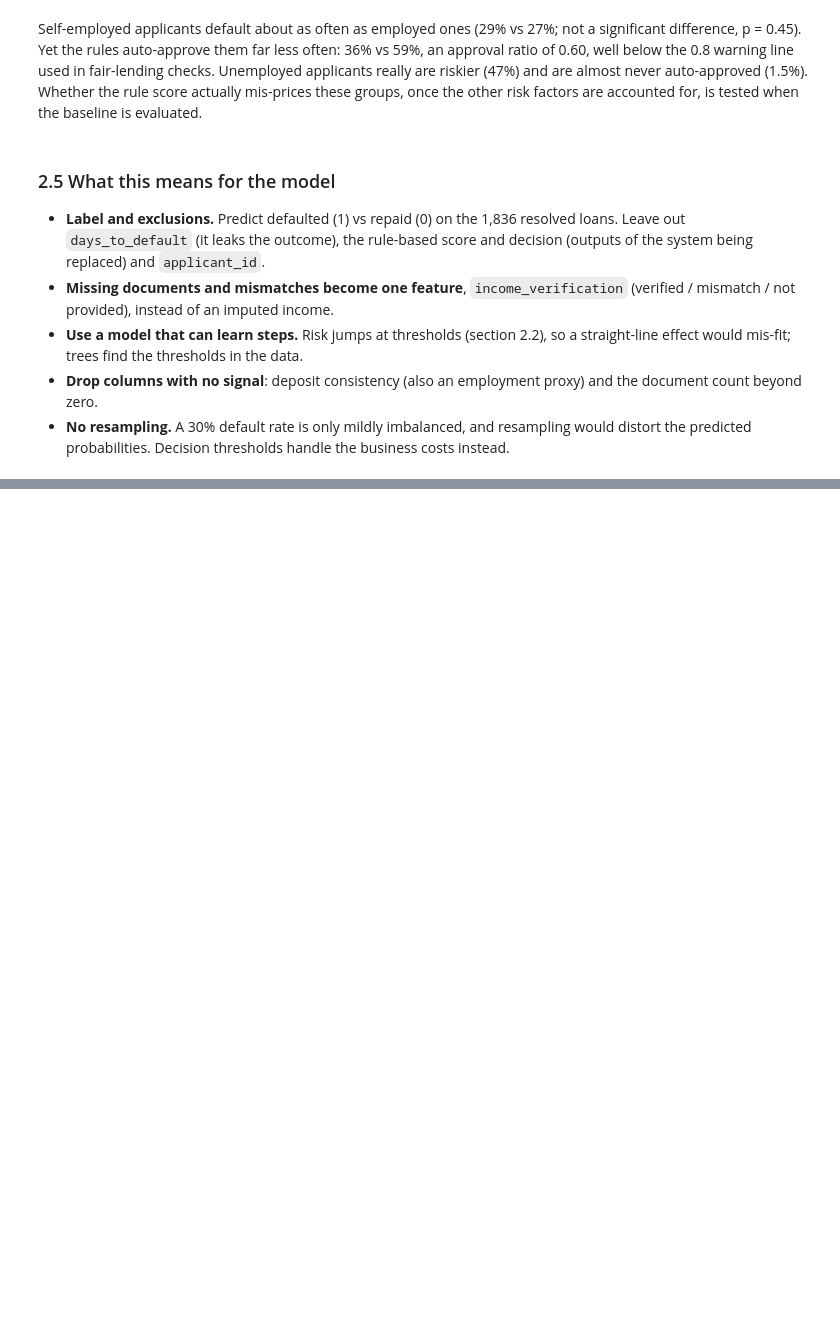
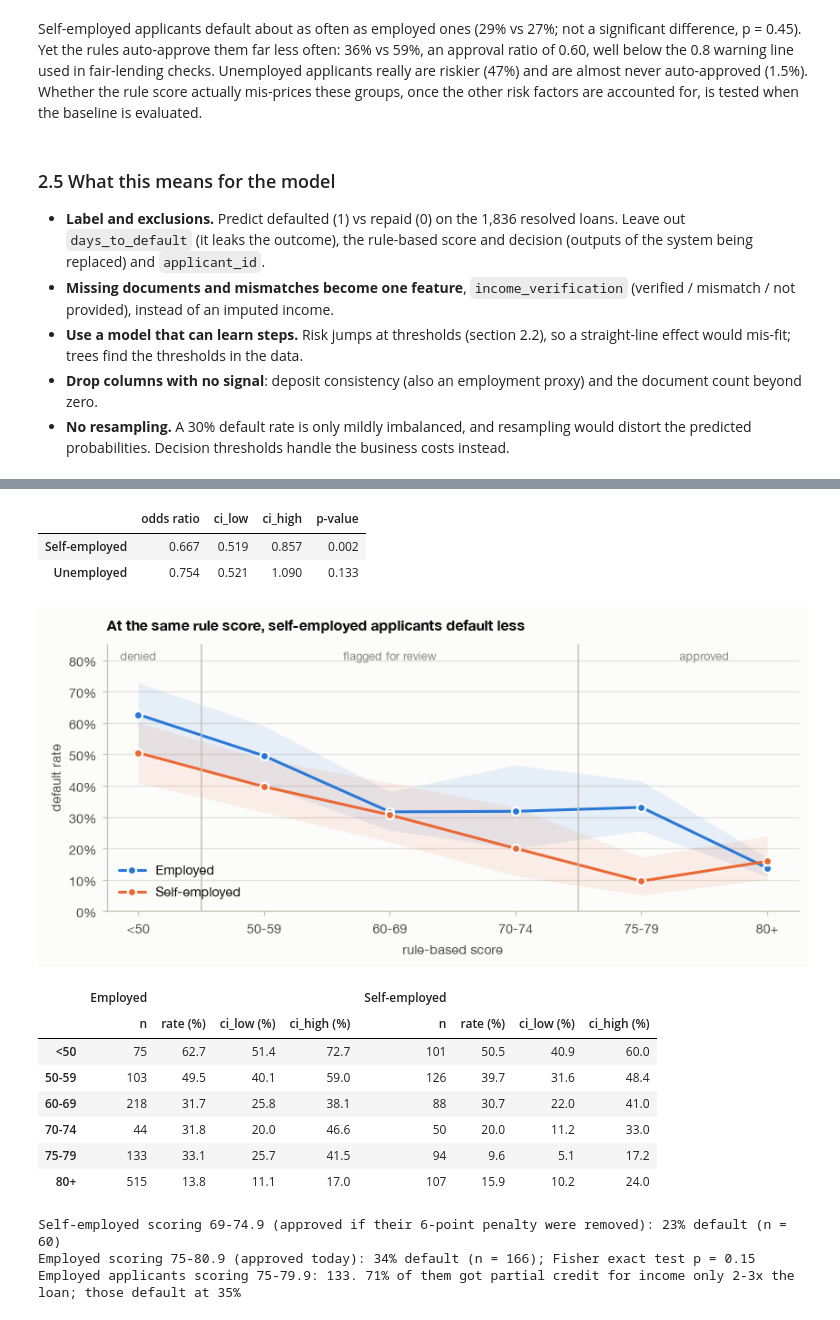
Before and after one commit to smparc/loan-default-model-matthew-park, a Jupyter notebook: analysis.ipynb, the cells around one changed output, grey strips where cells are left out. Drawn from its saved outputs; the diff is of its cells as text; code cells hidden in the pictures; blank space fills up the shorter version.

Commit message:
Add rule-based baseline evaluation

```diff
--- a/analysis.ipynb
+++ b/analysis.ipynb
@@ -444,0 +584,65 @@ baseline is evaluated.
+# %%
+score_bias = score_conditional_odds(
+    y, resolved["rule_based_score"] / 10, resolved["employment_status"], order=EMPLOYMENT_GROUPS
+)
+display(score_bias.rename(index=GROUP_LABELS).round(3))
+save_table(score_bias, "baseline_score_bias")
+
+band_labels = ["<50", "50-59", "60-69", "70-74", "75-79", "80+"]
+bands = pd.cut(resolved["rule_based_score"], [0, 50, 60, 70, 75, 80, 101], right=False,
+               labels=band_labels).astype(str).to_numpy()
+fig, ax = plt.subplots(figsize=(7.8, 3.7))
+x = np.arange(len(band_labels))
+band_rates = {}
+for group, color in [("employed", plots.BLUE), ("self_employed", plots.ORANGE)]:
+    in_group = resolved["employment_status"].eq(group).to_numpy()
+    table = rate_table(y[in_group], bands[in_group], band_labels)
+    band_rates[GROUP_LABELS[group]] = table
+    ax.fill_between(x, table["ci_low"], table["ci_high"], color=color, alpha=0.10, linewidth=0)
+    ax.plot(x, table["rate"], color=color, marker="o", markersize=6, markeredgecolor=plots.SURFACE,
+            markeredgewidth=1.5, label=GROUP_LABELS[group])
+for boundary in (0.5, 3.5):
+    ax.axvline(boundary, color=plots.AXIS, linewidth=1)
+for center, zone in [(0, "denied"), (2, "flagged for review"), (4.5, "approved")]:
+    ax.text(center, 0.80, zone, ha="center", color=plots.MUTED, fontsize=8.5)
+ax.set_xticks(x, band_labels)
+ax.set_xlabel("rule-based score")
+ax.set_ylabel("default rate")
+ax.set_ylim(0, 0.85)
+plots.percent_axis(ax)
+ax.legend(loc="lower left")
+ax.set_title("At the same rule score, self-employed applicants default less")
+fig.tight_layout()
+plots.save(fig, "fig4_rule_score_bias")
+plt.show()
+display(pd.concat({g: format_rates(t[["n", "rate", "ci_low", "ci_high"]]) for g, t in band_rates.items()}, axis=1))
+# %% [output]
+|  | odds ratio | ci_low | ci_high | p-value |
+| Self-employed | 0.667 | 0.519 | 0.857 | 0.002 |
+| Unemployed | 0.754 | 0.521 | 1.090 | 0.133 |
+[figure, added]
+|  | Employed |  |  |  | Self-employed |  |  |  |
+|  | n | rate (%) | ci_low (%) | ci_high (%) | n | rate (%) | ci_low (%) | ci_high (%) |
+| <50 | 75 | 62.7 | 51.4 | 72.7 | 101 | 50.5 | 40.9 | 60.0 |
+| 50-59 | 103 | 49.5 | 40.1 | 59.0 | 126 | 39.7 | 31.6 | 48.4 |
+| 60-69 | 218 | 31.7 | 25.8 | 38.1 | 88 | 30.7 | 22.0 | 41.0 |
+| 70-74 | 44 | 31.8 | 20.0 | 46.6 | 50 | 20.0 | 11.2 | 33.0 |
+| 75-79 | 133 | 33.1 | 25.7 | 41.5 | 94 | 9.6 | 5.1 | 17.2 |
+| 80+ | 515 | 13.8 | 11.1 | 17.0 | 107 | 15.9 | 10.2 | 24.0 |
+# %%
+score = resolved["rule_based_score"]
+self_marginal = (resolved["employment_status"].eq("self_employed") & score.between(69, 74.95)).to_numpy()
+employed_marginal = (resolved["employment_status"].eq("employed") & score.between(75, 80.95)).to_numpy()
+counts_2x2 = [[y[m].sum(), (1 - y[m]).sum()] for m in (self_marginal, employed_marginal)]
+print(f"Self-employed scoring 69-74.9 (approved if their 6-point penalty were removed): "
+      f"{y[self_marginal].mean():.0%} default (n = {self_marginal.sum()})")
+print(f"Employed scoring 75-80.9 (approved today): {y[employed_marginal].mean():.0%} default "
+      f"(n = {employed_marginal.sum()}); Fisher exact test p = {stats.fisher_exact(counts_2x2).pvalue:.2f}")
+partial_credit = rule_components(resolved)["income_level"].eq(45).to_numpy()
+employed_75 = (resolved["employment_status"].eq("employed") & score.between(75, 79.95)).to_numpy()
+print(f"Employed applicants scoring 75-79.9: {employed_75.sum()}. {partial_credit[employed_75].mean():.0%} of them "
+      f"got partial credit for income only 2-3x the loan; those default at {y[employed_75 & partial_credit].mean():.0%}")
+# %% [output]
+Self-employed scoring 69-74.9 (approved if their 6-point penalty were removed): 23% default (n = 60)
+Employed scoring 75-80.9 (approved today): 34% default (n = 166); Fisher exact test p = 0.15
+Employed applicants scoring 75-79.9: 133. 71% of them got partial credit for income only 2-3x the loan; those default at 35%
```
Also changed, not shown: parts of 16 cells of this notebook, 14 other files.
